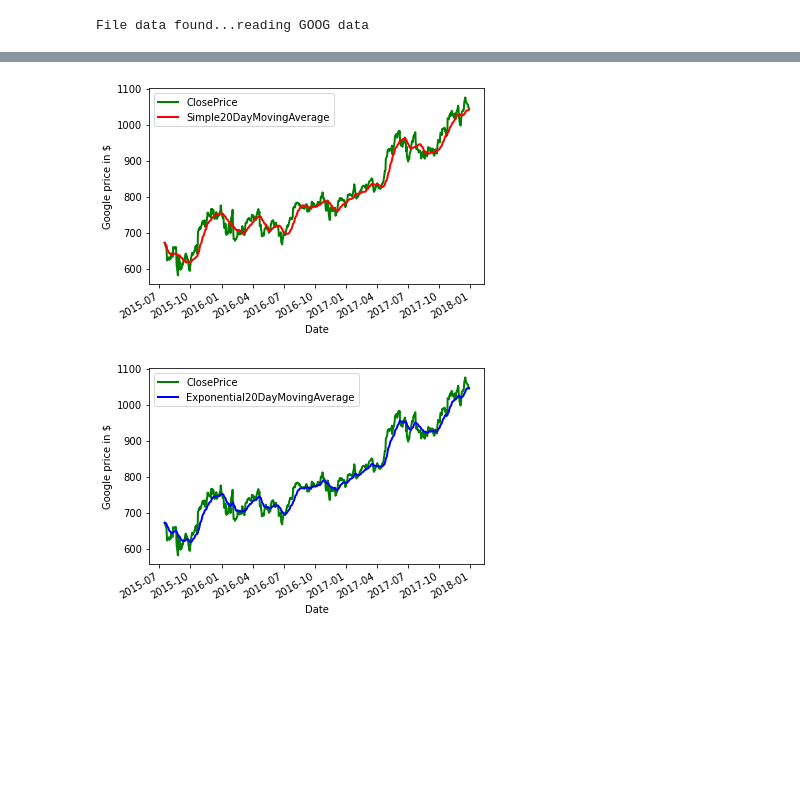
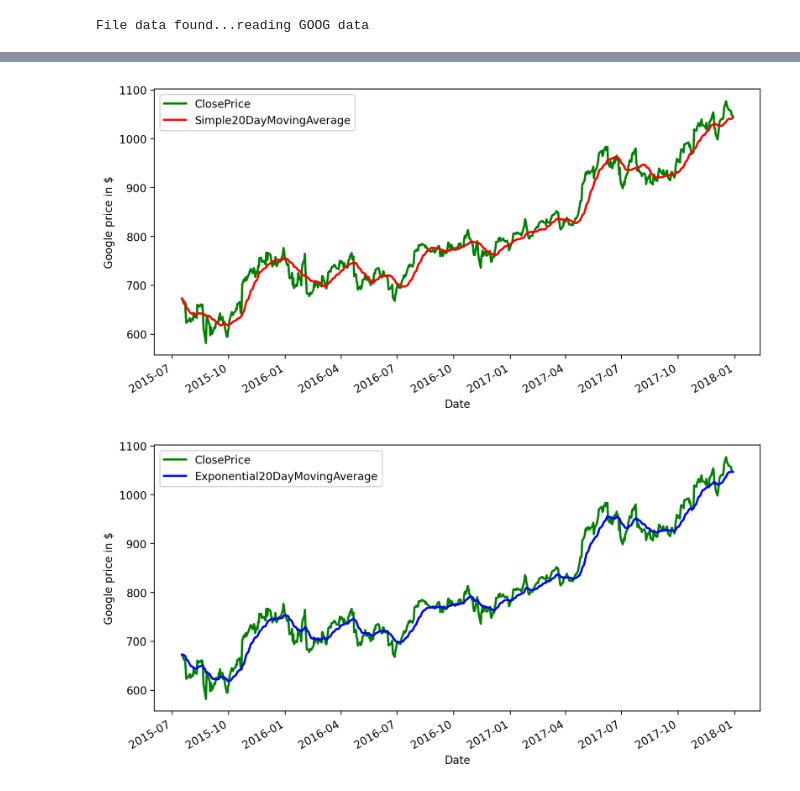
Before and after one commit to REICHIYAN/REI, a Jupyter notebook: AlgoTrade.ipynb, the cells around one changed output, grey strips where cells are left out. Cells and saved outputs as stored; diff of their text form; code cells hidden in the pictures; blank space fills up the shorter version.

```diff
--- a/AlgoTrade.ipynb
+++ b/AlgoTrade.ipynb
@@ -237,35 +241,36 @@ except FileNotFoundError:
 goog_data = goog_data2.tail(620)
 
 close = goog_data['Close']
 
 
 import statistics as stats
 
 time_period = 20
 history = []
 sma_values = []
 
 for close_price in close:
   history.append(close_price)
   if len(history) > time_period:
     del (history[0])
 
   sma_values.append(stats.mean(history))
 
 goog_data = goog_data.assign(ClosePrice=pd.Series(close, index=goog_data.index))
 goog_data = goog_data.assign(Simple20DayMovingAverage=pd.Series(sma_values, index=goog_data.index))
 close_price = goog_data['ClosePrice']
 sma = goog_data['Simple20DayMovingAverage']
 
 import matplotlib.pyplot as plt
 
-fig = plt.figure()
+fig = plt.figure(figsize=(10,5),dpi=200)
+#fig = plt.figure()
 ax1 = fig.add_subplot(111, ylabel='Google price in $')
 close_price.plot(ax=ax1, color='g', lw=2., legend=True)
 sma.plot(ax=ax1, color='r', lw=2., legend=True)
 plt.show()
 # %% [output]
-[figure, old version]
+[figure, new version]
 # %%
 import pandas as pd
 
@@ -303,14 +308,15 @@ ema = goog_data['Exponential20DayMovingAverage']
 
 from pandas_datareader import data
 
-fig = plt.figure()
+fig = plt.figure(figsize=(10,5),dpi=200)
+#fig = plt.figure()
 ax1 = fig.add_subplot(111, ylabel='Google price in $')
 close_price.plot(ax=ax1, color='g', lw=2., legend=True)
 ema.plot(ax=ax1, color='b', lw=2., legend=True)
 plt.savefig('ema.png')
 plt.show()
 # %% [output]
-[figure, old version]
+[figure, new version]
 # %%
 import pandas as pd
 from pandas_datareader import data
```
Also changed, not shown: parts of 6 cells of this notebook.
